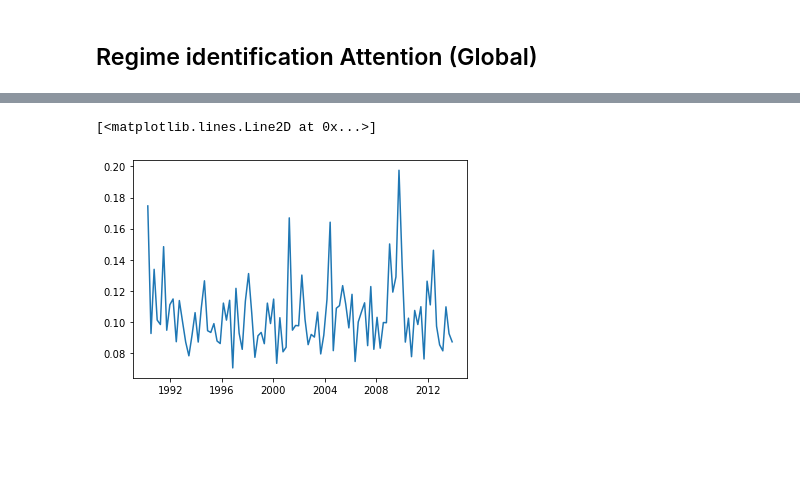
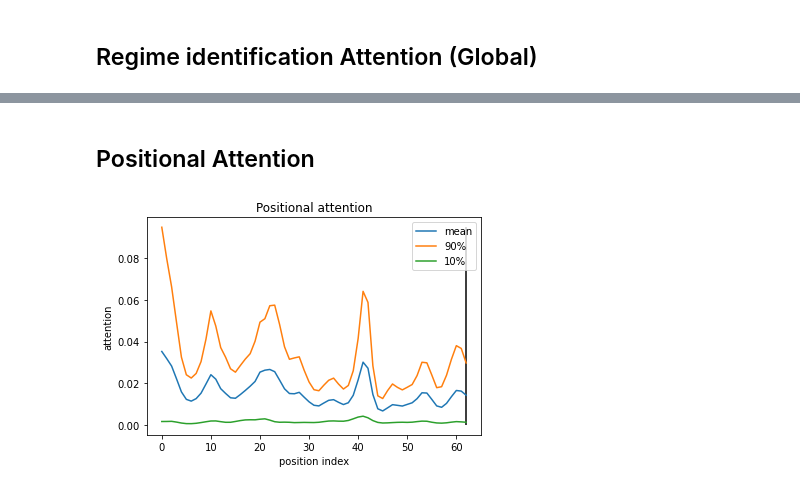
Before and after one commit to YanWanquan/oxthesis, a Jupyter notebook: visualize_attn.ipynb, the cells around one changed output, grey strips where cells are left out. Drawn from its saved outputs; the diff is of its cells as text; code cells hidden in the pictures; blank space fills up the shorter version.

```diff
--- a/visualize_attn.ipynb
+++ b/visualize_attn.ipynb
@@ -259,18 +136,0 @@ def calc_distance(p, q):
-# %%
-
-tmp = df_attn
-tmp = tmp.T
-tmp = tmp.reset_index(drop=False)
-tmp = tmp.groupby('level_1').mean() # average across instruments
-
-# calc distance per t ----
-tmp_avg = tmp.mean(axis=0)
-list = {}
-for i, date in enumerate(tmp.index):
-    # per t
-    list[date] = calc_distance(tmp.iloc[i,:], tmp_avg)
-
-plt.plot(list.keys(), list.values())
-# %% [output]
-[<matplotlib.lines.Line2D at 0x...>]
-[figure, removed]
@@ -276,0 +204,16 @@ plt.plot(list.keys(), list.values())
+# %% [markdown]
+## Positional Attention
+# %%
+def plot_pos_attention(df):
+    fig, ax = plt.subplots(1,1)
+    ax.plot(range(df.shape[0]), df.mean(axis=1), label="mean")
+    ax.plot(range(df.shape[0]), df.quantile(q=0.9, axis=1), label="90%")
+    ax.plot(range(df.shape[0]), df.quantile(q=0.1,axis=1), label="10%")
+    ax.vlines(df.shape[0]-1, ymin=0, ymax=np.max(df.quantile(q=0.9, axis=1)), color="black")
+
+    ax.legend()
+    ax.set(ylabel="attention", xlabel="position index", title="Positional attention")
+
+plot_pos_attention(global_attn_l1_h1)
+# %% [output]
+[figure, added]
```
Also changed, not shown: parts of 23 cells of this notebook, 6 other files.
